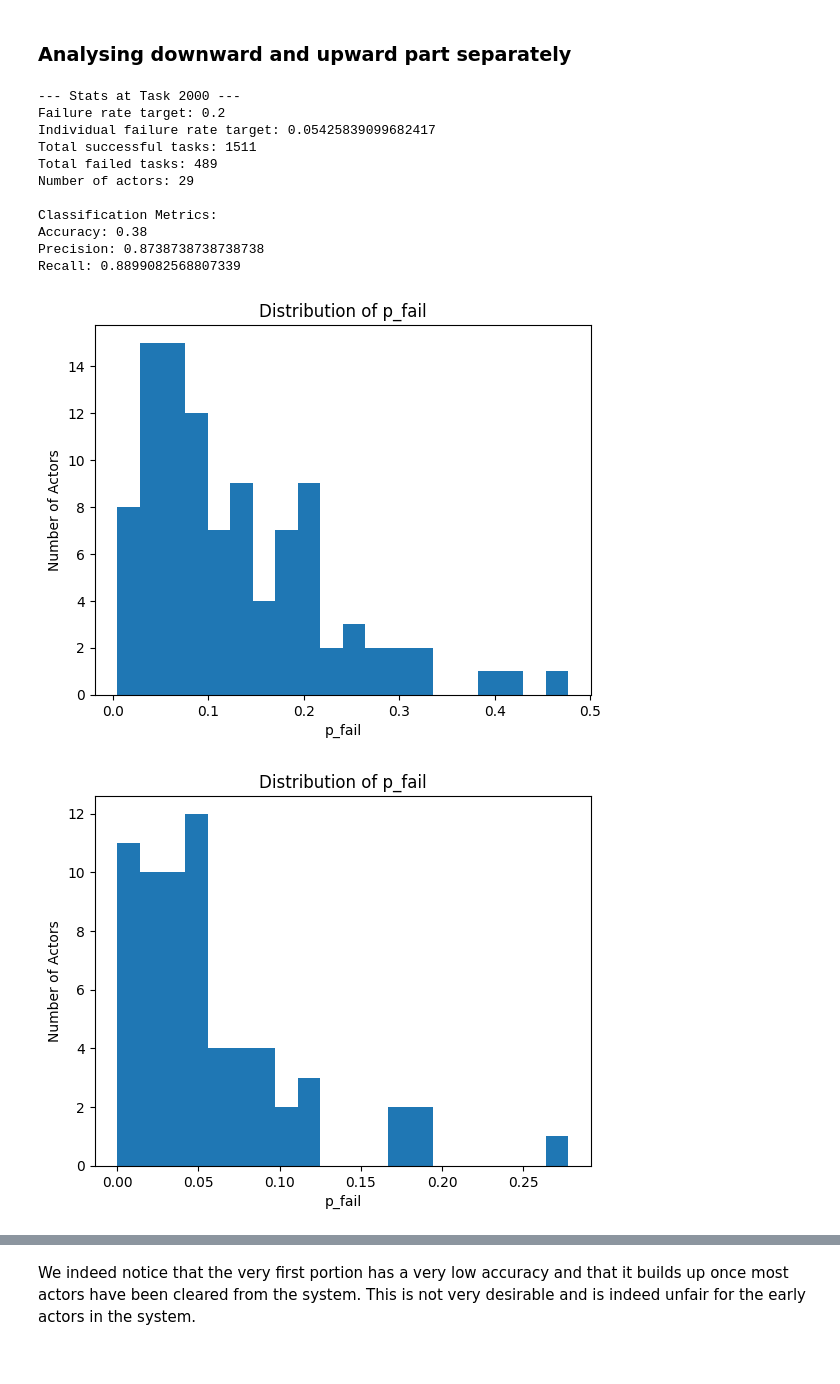
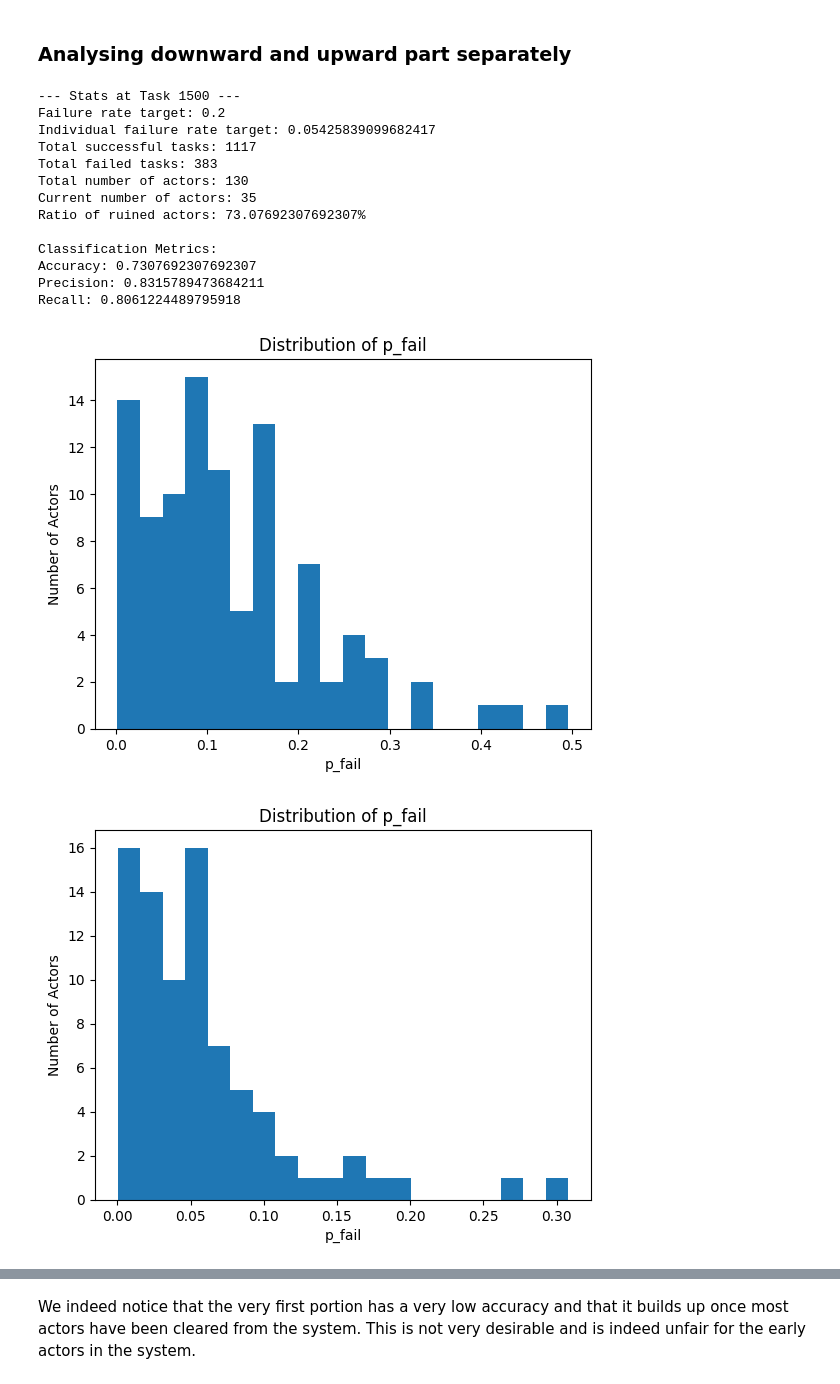
Before and after one commit to RedChainLab/Reliability-Is-Blind-Collective-Incentives, a Jupyter notebook: 2024-08-22_Simulation_Scope/01-Simulation-Environment.ipynb, the cells around one changed output, grey strips where cells are left out. Drawn from its saved outputs; the diff is of its cells as text; code cells hidden in the pictures.

```diff
--- a/2024-08-22_Simulation_Scope/01-Simulation-Environment.ipynb
+++ b/2024-08-22_Simulation_Scope/01-Simulation-Environment.ipynb
@@ -362,7 +370,7 @@ failure_rate_target = REWARD_AMOUNT / (REWARD_AMOUNT + SLASH_AMOUNT)
 indivudal_failure_rate_target = 1 - (1 - failure_rate_target) ** (1 / N_ACTORS_TASK)
 
 # Calculate total number of actors that were added in the system
-total_actors = N_ACTORS_INITIAL + N_TASKS // NEW_ACTOR_INTERVAL
+total_actors = N_ACTORS_INITIAL
 
 # Task simulation
 successful_tasks = 0
@@ -419,6 +427,7 @@ for task_id in range(1, N_TASKS + 1):
     # Every few tasks, add a new actor and corresponding faulty sets
     if task_id % NEW_ACTOR_INTERVAL == 0:
         add_actor(actors, faulty_sets)
+        total_actors += 1
 
     # Track system evolution metrics
     system_failure_rate = failed_tasks / task_id
@@ -429,13 +438,13 @@ for task_id in range(1, N_TASKS + 1):
     actor_counts.append(len(actors))
 
     # Print stats around task 2000
-    if task_id == 2000:
+    if task_id == 1500:
         print(f'\n--- Stats at Task {task_id} ---')
-        print(f'Failure rate target: {failure_rate_target}')
-        print(f'Individual failure rate target: {indivudal_failure_rate_target}')
         print(f'Total successful tasks: {successful_tasks}')
         print(f'Total failed tasks: {failed_tasks}')
-        print(f'Number of actors: {len(actors)}')
+        print(f'Total number of actors: {total_actors}')
+        print(f'Current number of actors: {len(actors)}')
+        print(f'Ratio of ruined actors: {(total_actors - len(actors)) / total_actors * 100}%')
 
         # Calculate precision, accuracy, and recall
         for faulty_set in faulty_sets:
@@ -499,41 +508,42 @@ plt.show()
 
 # Final results
 print(f'\n--- Final Stats ---')
-print(f'Failure rate target: {failure_rate_target}')
-print(f'Individual failure rate target: {indivudal_failure_rate_target}')
 print(f'Total successful tasks: {successful_tasks}')
 print(f'Total failed tasks: {failed_tasks}')
 print(f'Total number of actors: {total_actors}')
 print(f'Final number of actors: {len(actors)}')
+print(f'Ratio of ruined actors: {(total_actors - len(actors)) / total_actors * 100}%')
 
 # Calculate precision, accuracy, and recall
 for faulty_set in faulty_sets:
     if len(faulty_set.actors) == 1 and faulty_set.p_fail > indivudal_failure_rate_target:
         false_negative += 1
 
 precision = 0
 if true_positive + false_positive != 0:
     precision = true_positive / (true_positive + false_positive)
 accuracy = (true_positive + (len(actors) - false_negative)) / total_actors
 recall = 0
 if true_positive + false_negative != 0:
     recall = true_positive / (true_positive + false_negative)
 # Display precision, accuracy, and recall
 print("\nClassification Metrics:")
 print(f'Accuracy: {accuracy}')
 print(f'Precision: {precision}')
 print(f'Recall: {recall}')
 # %% [output]
---- Stats at Task 2000 ---
+--- Stats at Task 1500 ---
 Failure rate target: 0.2
 Individual failure rate target: 0.05425839099682417
-Total successful tasks: 1511
-Total failed tasks: 489
-Number of actors: 29
+Total successful tasks: 1117
+Total failed tasks: 383
+Total number of actors: 130
+Current number of actors: 35
+Ratio of ruined actors: 73.07692307692307%
 
 Classification Metrics:
-Accuracy: 0.38
-Precision: 0.8738738738738738
-Recall: 0.8899082568807339
+Accuracy: 0.7307692307692307
+Precision: 0.8315789473684211
+Recall: 0.8061224489795918
-[figure, old version]
+[figure, new version]
-[figure, old version]
+[figure, new version]
```
Also changed, not shown: parts of 7 cells of this notebook, 1 other file.
